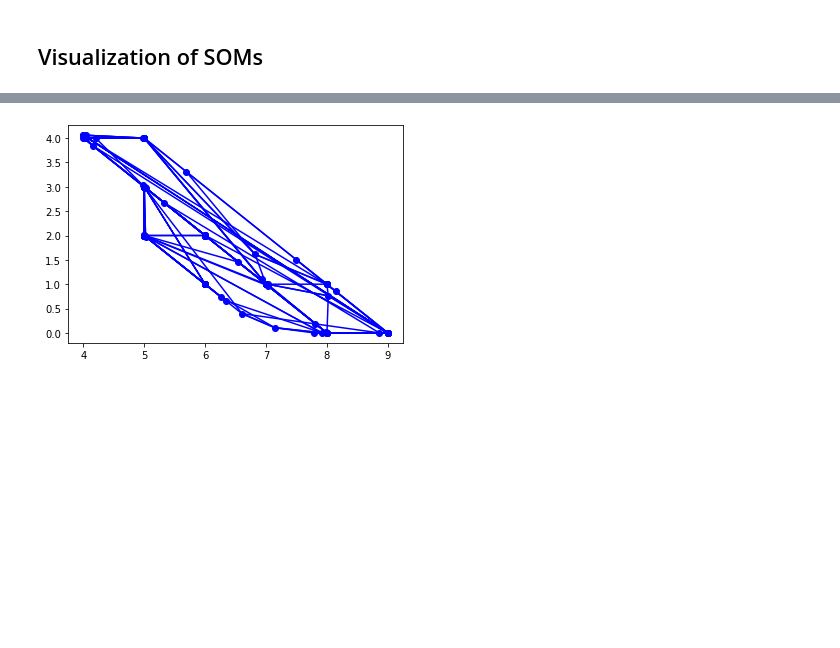
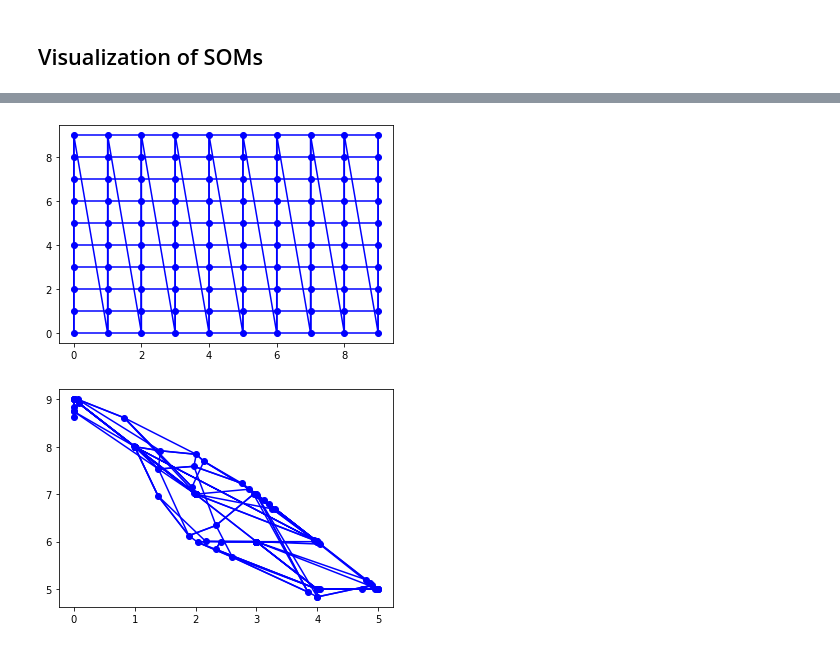
Before and after one commit to johnlime/hierarchical_som, a Jupyter notebook: demo/NavigationTaskMultiTarget w ManagerSOM.ipynb, the cells around one changed output, grey strips where cells are left out. Saved outputs shown, nothing was run; the diff lists cells and outputs as text; code cells hidden in the pictures; blank space fills up the shorter version.

```diff
--- a/demo/NavigationTaskMultiTarget w ManagerSOM.ipynb
+++ b/demo/NavigationTaskMultiTarget w ManagerSOM.ipynb
@@ -132,6 +156,9 @@ for epoch in range(manager_maxitr):
 # for visualization
 total_return = 0
 state_trajectory = []
+
+manager_som_filehandler = open("../data/smc_premotor_pid/navigation_multi_task/manager_som.obj", 'rb')
+manager_som = pickle.load(manager_som_filehandler)
 
 for t in range(maxtime):
     obs = task.state()
@@ -236,6 +266,9 @@ for epoch in range(manager_maxitr):
 # for visualization
 total_return = 0
 state_trajectory = []
+
+manager_som_filehandler = open("../data/smc_premotor_pid/navigation_multi_task/manager_som_all_neighbors.obj", 'rb')
+manager_som = pickle.load(manager_som_filehandler)
 
 for t in range(maxtime):
     obs = task.state()
@@ -268,15 +301,33 @@ task.reset()
 # %%
 from IPython.display import Image
 
-def visualize_som(som, columns, labels = ["", ""], dim = 10):
-    reshaped_x = som.w[:, columns[0]].reshape(dim, dim)
-    reshaped_y = som.w[:, columns[1]].reshape(dim, dim)
-    for v in range(dim):
-        plt.plot(reshaped_x[:, v].numpy(), reshaped_y[:, v].numpy(), marker='None', linestyle='-', color='blue')
-        plt.plot(reshaped_x[v, :].numpy(), reshaped_y[v, :].numpy(), marker='None', linestyle='-', color='blue')
-    plt.plot(som.w[:, columns[0]].numpy(), som.w[:, columns[1]].numpy(), marker='o', color='blue')
-    plt.xlabel(labels[0])
-    plt.ylabel(labels[1])
-    plt.show()
+def visualize_som(som, columns, labels = ["", ""], dim = 10, location = False):
+    if location:
+        reshaped_x = som.location[:, columns[0]].reshape(dim, dim)
+        reshaped_y = som.location[:, columns[1]].reshape(dim, dim)
+        for v in range(dim):
+            plt.plot(reshaped_x[:, v].numpy(), reshaped_y[:, v].numpy(), marker='None', linestyle='-', color='blue')
+            plt.plot(reshaped_x[v, :].numpy(), reshaped_y[v, :].numpy(), marker='None', linestyle='-', color='blue')
+        plt.plot(som.location[:, columns[0]].numpy(), som.location[:, columns[1]].numpy(), marker='o', color='blue')
+        plt.xlabel(labels[0])
+        plt.ylabel(labels[1])
+        plt.show()
+
+    else:
+        reshaped_x = som.w[:, columns[0]].reshape(dim, dim)
+        reshaped_y = som.w[:, columns[1]].reshape(dim, dim)
+        for v in range(dim):
+            plt.plot(reshaped_x[:, v].numpy(), reshaped_y[:, v].numpy(), marker='None', linestyle='-', color='blue')
+            plt.plot(reshaped_x[v, :].numpy(), reshaped_y[v, :].numpy(), marker='None', linestyle='-', color='blue')
+        plt.plot(som.w[:, columns[0]].numpy(), som.w[:, columns[1]].numpy(), marker='o', color='blue')
+        plt.xlabel(labels[0])
+        plt.ylabel(labels[1])
+        plt.show()
+# %%
+som_filehandler = open("../data/smc_premotor_pid/navigation_task/state_som.obj", 'rb')
+som = pickle.load(som_filehandler)
+
+manager_som_filehandler = open("../data/smc_premotor_pid/navigation_task/manager_som.obj", 'rb')
+manager_som = pickle.load(manager_som_filehandler)
 # %%
 for i in range(100):
@@ -299,5 +350,7 @@ for i in range(100):
 ... (188 outputs left out)
 # %%
+visualize_som(som, [0, 1], location = True)
 visualize_som(manager_som, [0, 1])
 # %% [output]
-[figure, old version]
+[figure, new version]
+[figure, added]
```
Also changed, not shown: parts of 10 cells of this notebook, 6 other files.
